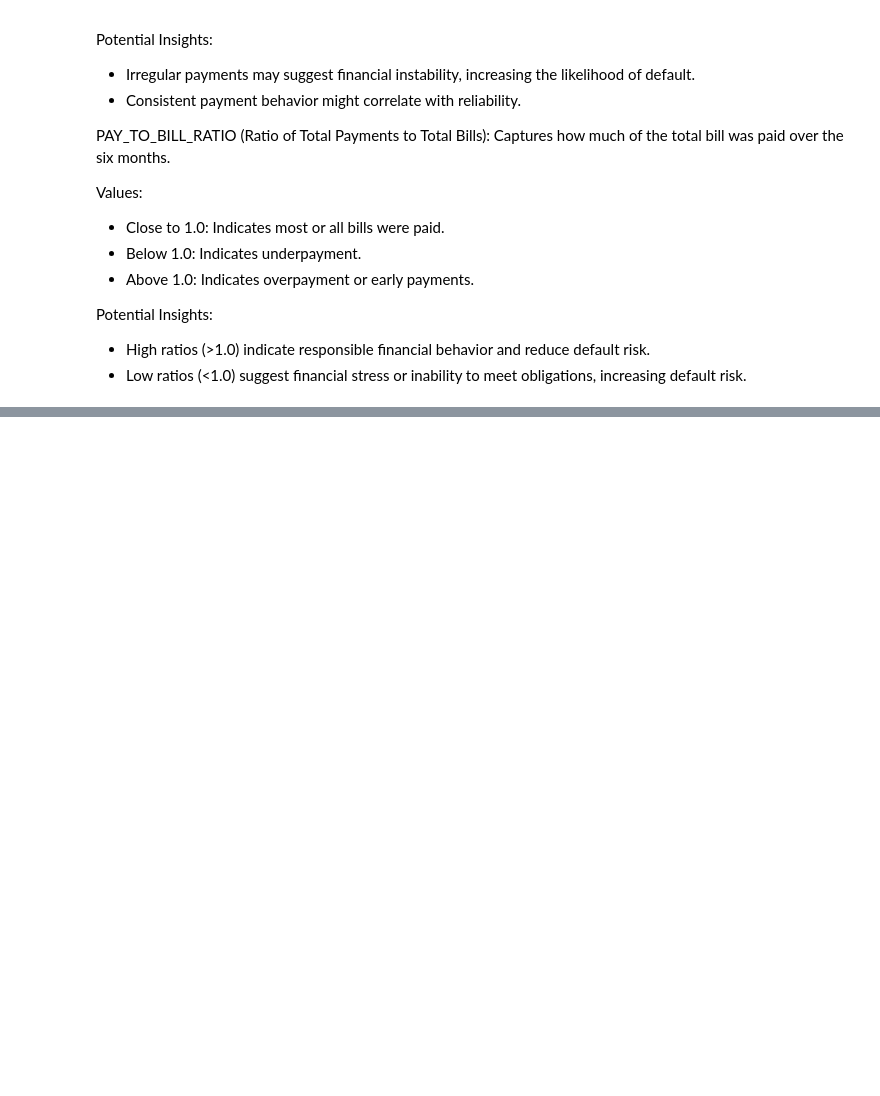
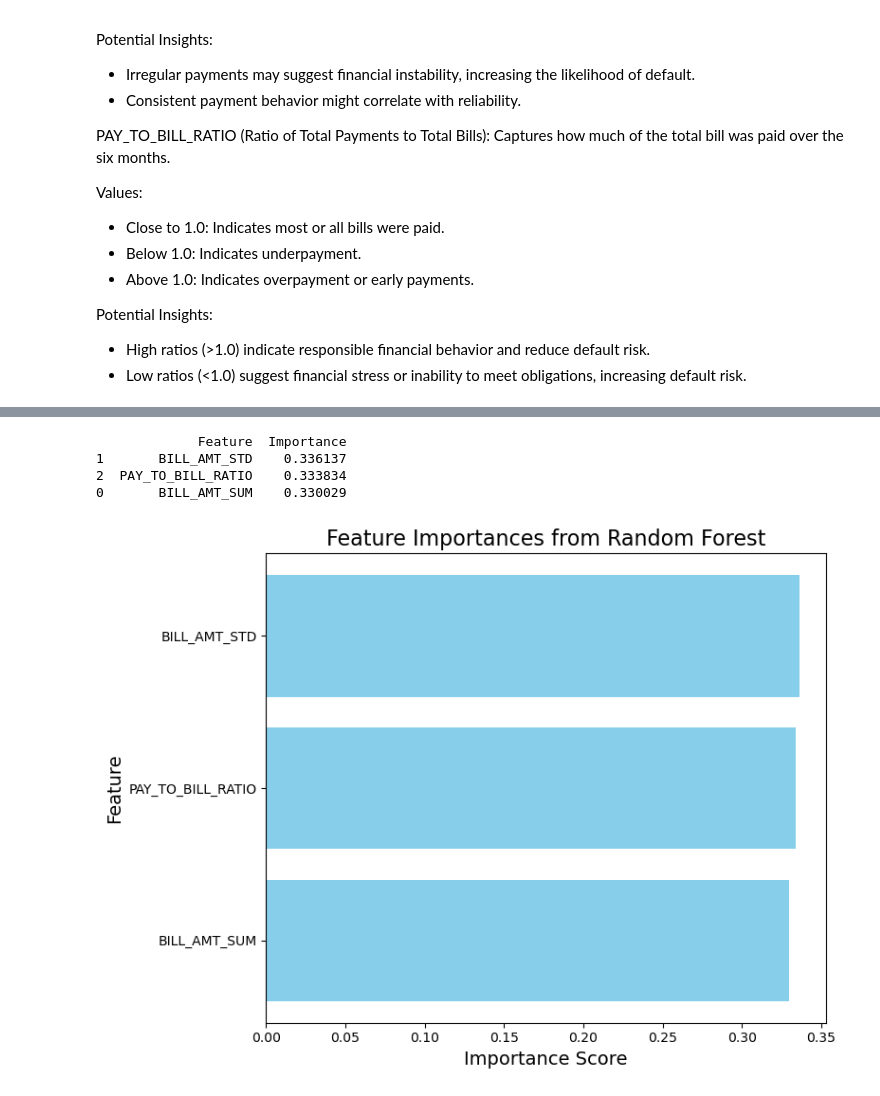
Before and after one commit to ohinson01/SDS-CP014-credit-card-default-pred, a Jupyter notebook: notebooks/Frank_Brown/Frank_Brown_Credit_Card_Prediction (1).ipynb, the cells around one changed output, grey strips where cells are left out. Cells and saved outputs as stored; diff of their text form; code cells hidden in the pictures; blank space fills up the shorter version.

```diff
--- a/notebooks/Frank_Brown/Frank_Brown_Credit_Card_Prediction (1).ipynb
+++ b/notebooks/Frank_Brown/Frank_Brown_Credit_Card_Prediction (1).ipynb
@@ -466,0 +558,40 @@ Potential Insights:
+# %%
+
+import matplotlib.pyplot as plt
+
+# Define features and target
+agg_features = [ 'BILL_AMT_SUM', 'BILL_AMT_STD', 'PAY_TO_BILL_RATIO']
+X = df[agg_features]
+y = df['default payment next month']
+
+# Split data into training and testing sets
+X_train, X_test, y_train, y_test = train_test_split(X, y, test_size=0.3, random_state=42)
+
+# Train a Random Forest model
+rf_model = RandomForestClassifier(random_state=42)
+rf_model.fit(X_train, y_train)
+
+# Extract feature importances
+feature_importances = pd.DataFrame({
+    'Feature': agg_features,
+    'Importance': rf_model.feature_importances_
+}).sort_values(by='Importance', ascending=False)
+
+# Print feature importances
+print(feature_importances)
+
+# Visualize feature importances
+plt.figure(figsize=(8, 6))
+plt.barh(feature_importances['Feature'], feature_importances['Importance'], color='skyblue')
+plt.xlabel('Importance Score', fontsize=14)
+plt.ylabel('Feature', fontsize=14)
+plt.title('Feature Importances from Random Forest', fontsize=16)
+plt.gca().invert_yaxis()
+plt.tight_layout()
+plt.show()
+# %% [output]
+             Feature  Importance
+1       BILL_AMT_STD    0.336137
+2  PAY_TO_BILL_RATIO    0.333834
+0       BILL_AMT_SUM    0.330029
+[figure, added]
```
Also changed, not shown: parts of 7 cells of this notebook.
